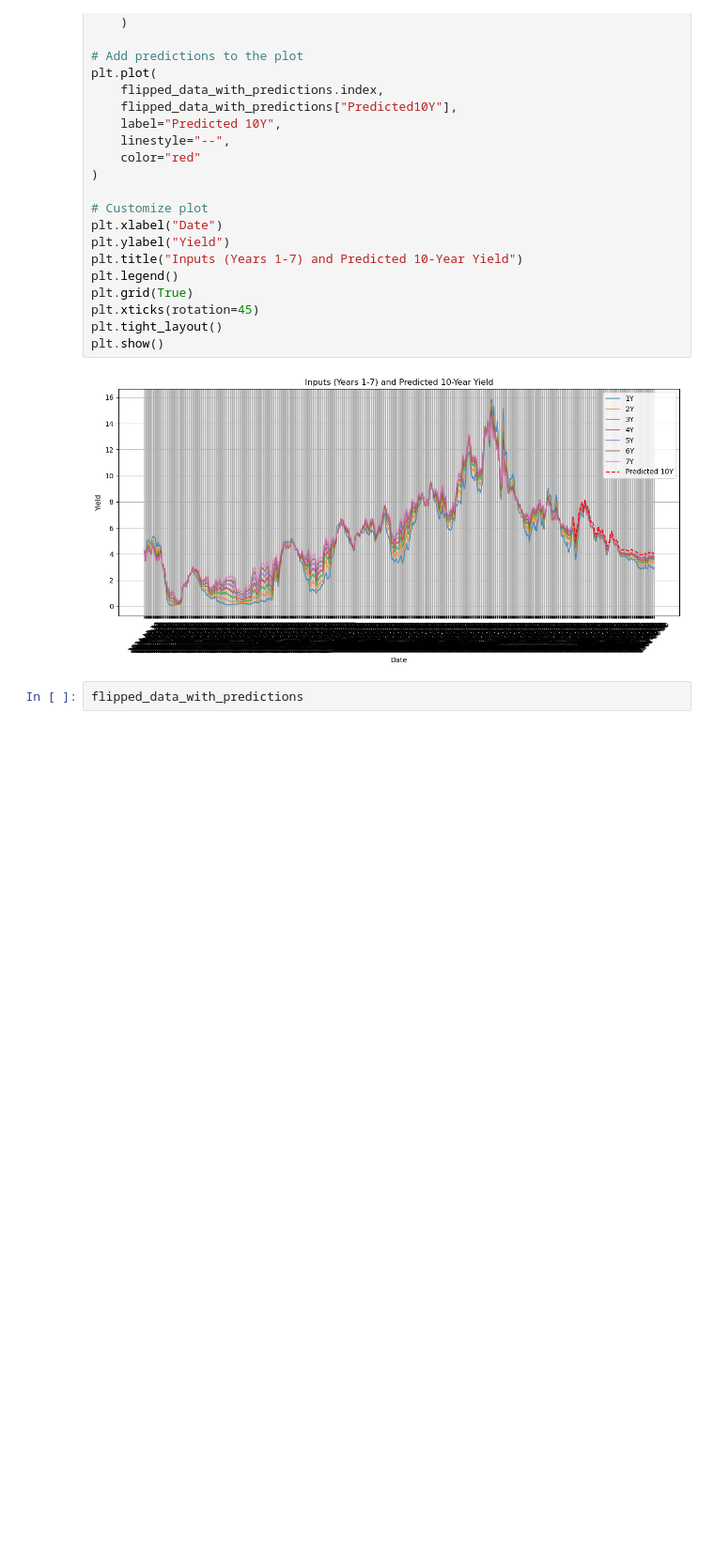
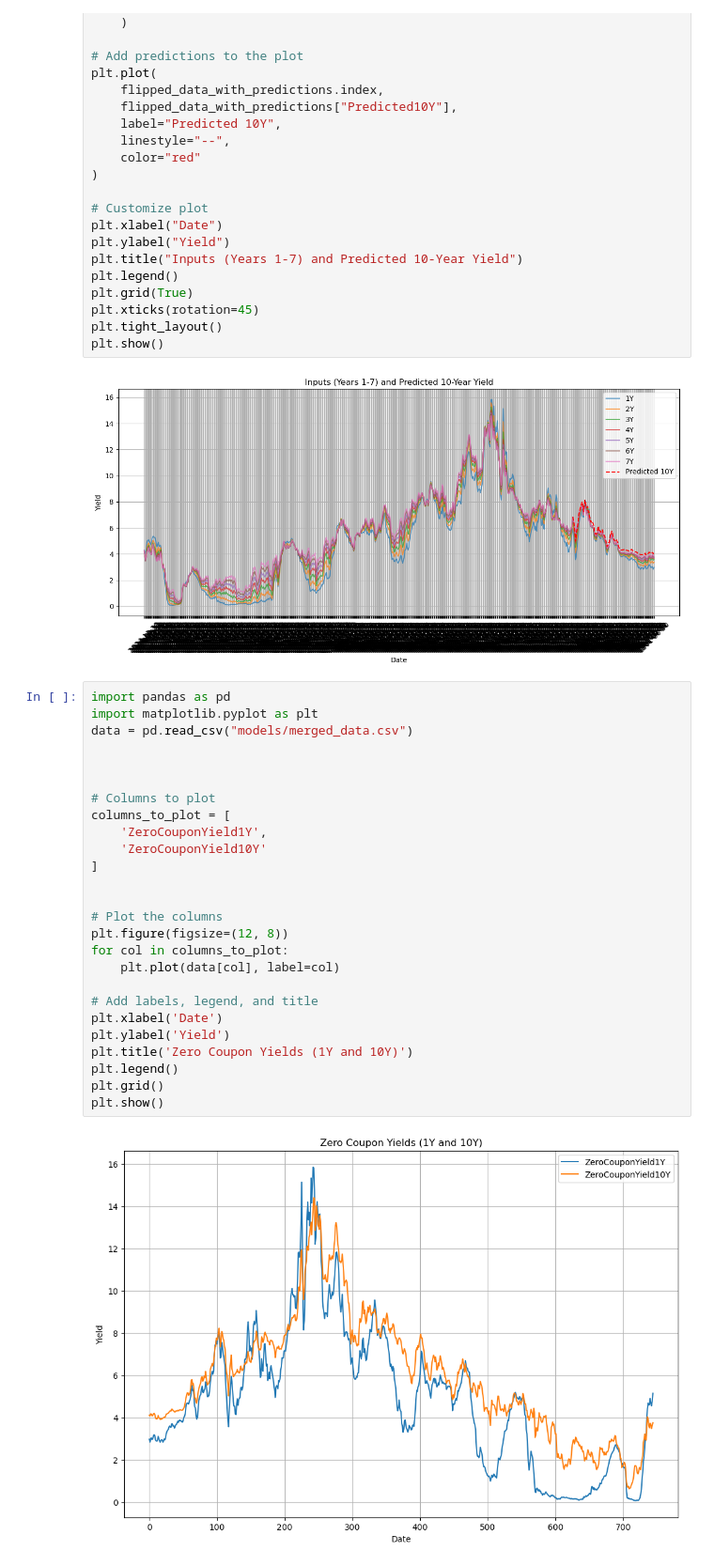
Before and after one commit to ChrisLato/AISE-4010-Project, a Jupyter notebook: add_past_values.ipynb, the cells around one changed output. Shown at 94% size. Cells and saved outputs as stored; diff of their text form; blank space fills up the shorter version.

```diff
--- a/add_past_values.ipynb
+++ b/add_past_values.ipynb
@@ -358,5 +358,31 @@ plt.tight_layout()
 plt.show()
 # %% [output]
 [figure]
-# %%
-flipped_data_with_predictions
+# %%
+import pandas as pd
+import matplotlib.pyplot as plt
+data = pd.read_csv("models/merged_data.csv")
+
+
+
+# Columns to plot
+columns_to_plot = [
+    'ZeroCouponYield1Y',
+    'ZeroCouponYield10Y'
+]
+
+
+# Plot the columns
+plt.figure(figsize=(12, 8))
+for col in columns_to_plot:
+    plt.plot(data[col], label=col)
+
+# Add labels, legend, and title
+plt.xlabel('Date')
+plt.ylabel('Yield')
+plt.title('Zero Coupon Yields (1Y and 10Y)')
+plt.legend()
+plt.grid()
+plt.show()
+# %% [output]
+[figure, added]
```
Also changed, not shown: 8 other files.
